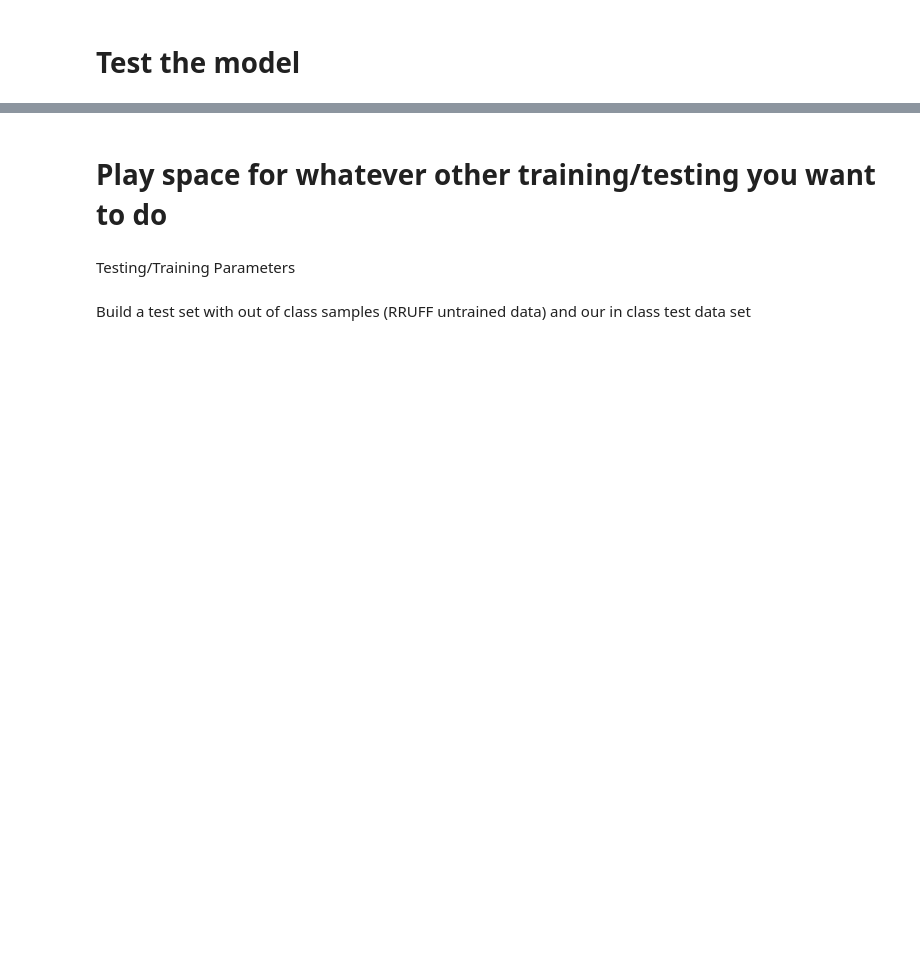
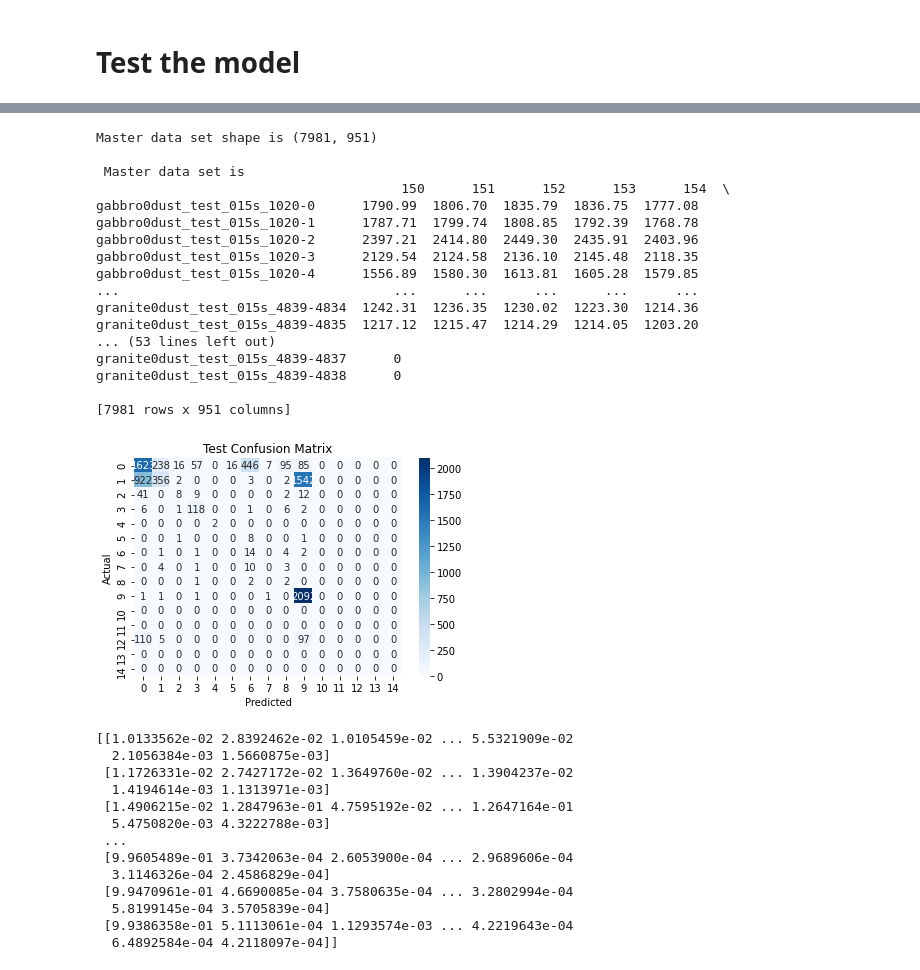
Before and after one commit to GenTeML/Spec-CNN, a Jupyter notebook: Notebook-CNN-Raw_Data.ipynb, the cells around one changed output, grey strips where cells are left out. Saved outputs shown, nothing was run; the diff lists cells and outputs as text; code cells hidden in the pictures; blank space fills up the shorter version.

```diff
--- a/Notebook-CNN-Raw_Data.ipynb
+++ b/Notebook-CNN-Raw_Data.ipynb
@@ -136,19 +178,48 @@ plot_confusion_matrix(y_val, np.argmax(model.predict(X_val), axis = 1), 'Validat
 # %%
 testin_path=r'Data/Raw Data/Mixed/Test Set/'
 test_cm_path=r'Model Data/CNN Model/Raw/test_confusion_matrix_'+id_value+r'.csv'
 
+import helper as h
 #build test set, drops samples with Null values
-test_df=h.dfbuilder(testin_path,synth=False,split_df=False,use_trash=False,raw=False,test=True)
+test_df=h.dfbuilder(testin_path,split_df=False,dev_size=0.2,r_state=1,raw=True)
 
 
 #separates features and labels
 y_test=test_df[test_df.columns[-1]]
 X_test=test_df.drop(test_df.columns[-1],axis=1).values
 
 
 plot_confusion_matrix(y_test, np.argmax(cnn_model.predict(X_test), axis = 1), 'Test Confusion Matrix', test_cm_path)
-print(model.predict(X_test))
+print(cnn_model.predict(X_test))
+# %% [output]
+Master data set shape is (7981, 951)
+
+ Master data set is
+                                       150      151      152      153      154  \
+gabbro0dust_test_015s_1020-0      1790.99  1806.70  1835.79  1836.75  1777.08
+gabbro0dust_test_015s_1020-1      1787.71  1799.74  1808.85  1792.39  1768.78
+gabbro0dust_test_015s_1020-2      2397.21  2414.80  2449.30  2435.91  2403.96
+gabbro0dust_test_015s_1020-3      2129.54  2124.58  2136.10  2145.48  2118.35
+gabbro0dust_test_015s_1020-4      1556.89  1580.30  1613.81  1605.28  1579.85
+...                                   ...      ...      ...      ...      ...
+granite0dust_test_015s_4839-4834  1242.31  1236.35  1230.02  1223.30  1214.36
+granite0dust_test_015s_4839-4835  1217.12  1215.47  1214.29  1214.05  1203.20
+... (53 lines left out)
+granite0dust_test_015s_4839-4837      0
+granite0dust_test_015s_4839-4838      0
+
+[7981 rows x 951 columns]
+[figure, added]
+[[1.0133562e-02 2.8392462e-02 1.0105459e-02 ... 5.5321909e-02
+  2.1056384e-03 1.5660875e-03]
+ [1.1726331e-02 2.7427172e-02 1.3649760e-02 ... 1.3904237e-02
+  1.4194614e-03 1.1313971e-03]
+ [1.4906215e-02 1.2847963e-01 4.7595192e-02 ... 1.2647164e-01
+  5.4750820e-03 4.3222788e-03]
+ ...
+ [9.9605489e-01 3.7342063e-04 2.6053900e-04 ... 2.9689606e-04
+  3.1146326e-04 2.4586829e-04]
+ [9.9470961e-01 4.6690085e-04 3.7580635e-04 ... 3.2802994e-04
+  5.8199145e-04 3.5705839e-04]
+ [9.9386358e-01 5.1113061e-04 1.1293574e-03 ... 4.2219643e-04
+  6.4892584e-04 4.2118097e-04]]
-# %% [markdown]
-# Play space for whatever other training/testing you want to do
-# %% [markdown]
-Testing/Training Parameters
@@ -193,2 +225,0 @@ threshold=0.0
-# %% [markdown]
-Build a test set with out of class samples (RRUFF untrained data) and our in class test data set
```
Also changed, not shown: parts of 18 cells of this notebook, 4 other files.
